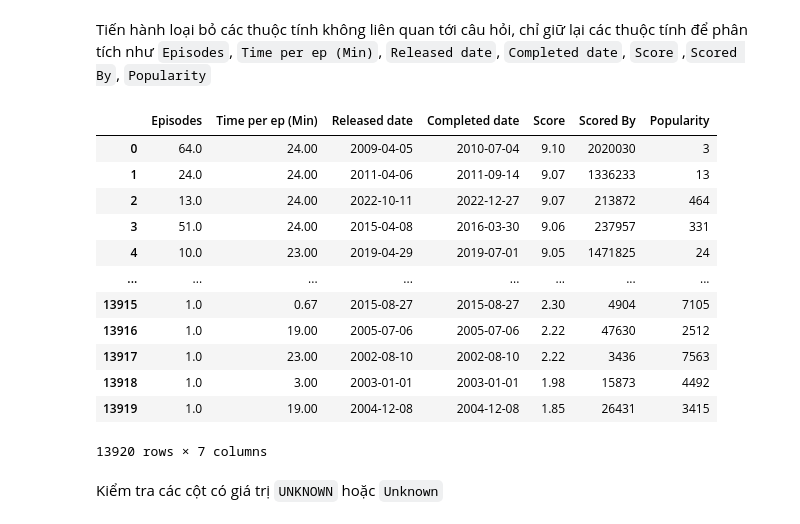
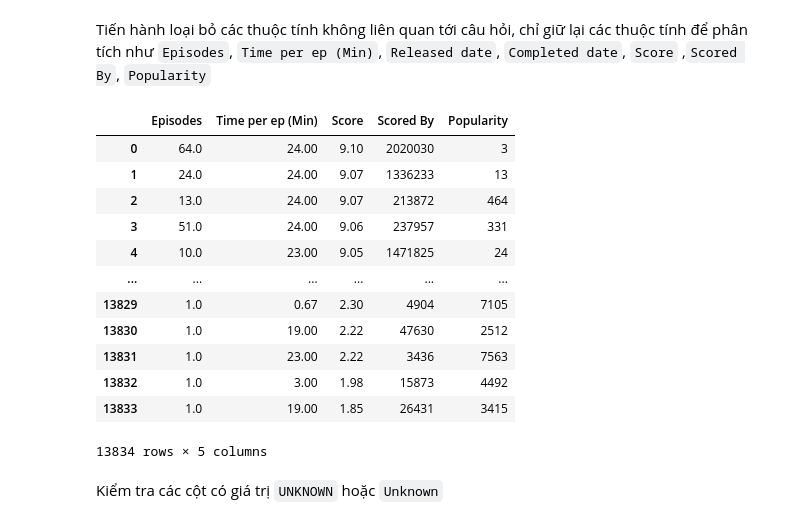
Before and after one commit to MinhHung7/Final_Project_DataScienceProgramming, a Jupyter notebook: optimal_production_balance.ipynb, the cells around one changed output. Drawn from its saved outputs; the diff is of its cells as text; code cells hidden in the pictures.

```diff
--- a/optimal_production_balance.ipynb
+++ b/optimal_production_balance.ipynb
@@ -68,22 +70,22 @@ Index(['Name', 'Score', 'Genres', 'Synopsis', 'Type', 'Episodes', 'Producers',
 # %% [markdown]
 Tiến hành loại bỏ các thuộc tính không liên quan tới câu hỏi, chỉ giữ lại các thuộc tính để phân tích như `Episodes`, `Time per ep (Min)`, `Released date`, `Completed date`, `Score` ,`Scored By`, `Popularity`
 # %%
-filtered_df = anime_clean_df[['Episodes', 'Time per ep (Min)', 'Released date', 'Completed date', 'Score' ,'Scored By', 'Popularity']]
+filtered_df = anime_clean_df[['Episodes', 'Time per ep (Min)', 'Score' ,'Scored By', 'Popularity']]
 filtered_df
 # %% [output]
-|  | Episodes | Time per ep (Min) | Released date | Completed date | Score | Scored By | Popularity |
-| 0 | 64.0 | 24.00 | 2009-04-05 | 2010-07-04 | 9.10 | 2020030 | 3 |
-| 1 | 24.0 | 24.00 | 2011-04-06 | 2011-09-14 | 9.07 | 1336233 | 13 |
-| 2 | 13.0 | 24.00 | 2022-10-11 | 2022-12-27 | 9.07 | 213872 | 464 |
-| 3 | 51.0 | 24.00 | 2015-04-08 | 2016-03-30 | 9.06 | 237957 | 331 |
-| 4 | 10.0 | 23.00 | 2019-04-29 | 2019-07-01 | 9.05 | 1471825 | 24 |
-| ... | ... | ... | ... | ... | ... | ... | ... |
-| 13915 | 1.0 | 0.67 | 2015-08-27 | 2015-08-27 | 2.30 | 4904 | 7105 |
-| 13916 | 1.0 | 19.00 | 2005-07-06 | 2005-07-06 | 2.22 | 47630 | 2512 |
-| 13917 | 1.0 | 23.00 | 2002-08-10 | 2002-08-10 | 2.22 | 3436 | 7563 |
-| 13918 | 1.0 | 3.00 | 2003-01-01 | 2003-01-01 | 1.98 | 15873 | 4492 |
-| 13919 | 1.0 | 19.00 | 2004-12-08 | 2004-12-08 | 1.85 | 26431 | 3415 |
+|  | Episodes | Time per ep (Min) | Score | Scored By | Popularity |
+| 0 | 64.0 | 24.00 | 9.10 | 2020030 | 3 |
+| 1 | 24.0 | 24.00 | 9.07 | 1336233 | 13 |
+| 2 | 13.0 | 24.00 | 9.07 | 213872 | 464 |
+| 3 | 51.0 | 24.00 | 9.06 | 237957 | 331 |
+| 4 | 10.0 | 23.00 | 9.05 | 1471825 | 24 |
+| ... | ... | ... | ... | ... | ... |
+| 13829 | 1.0 | 0.67 | 2.30 | 4904 | 7105 |
+| 13830 | 1.0 | 19.00 | 2.22 | 47630 | 2512 |
+| 13831 | 1.0 | 23.00 | 2.22 | 3436 | 7563 |
+| 13832 | 1.0 | 3.00 | 1.98 | 15873 | 4492 |
+| 13833 | 1.0 | 19.00 | 1.85 | 26431 | 3415 |
-13920 rows × 7 columns
+13834 rows × 5 columns
 # %% [markdown]
 Kiểm tra các cột có giá trị `UNKNOWN` hoặc `Unknown`
 # %%
```
Also changed, not shown: parts of 8 cells of this notebook, 3 other files.
